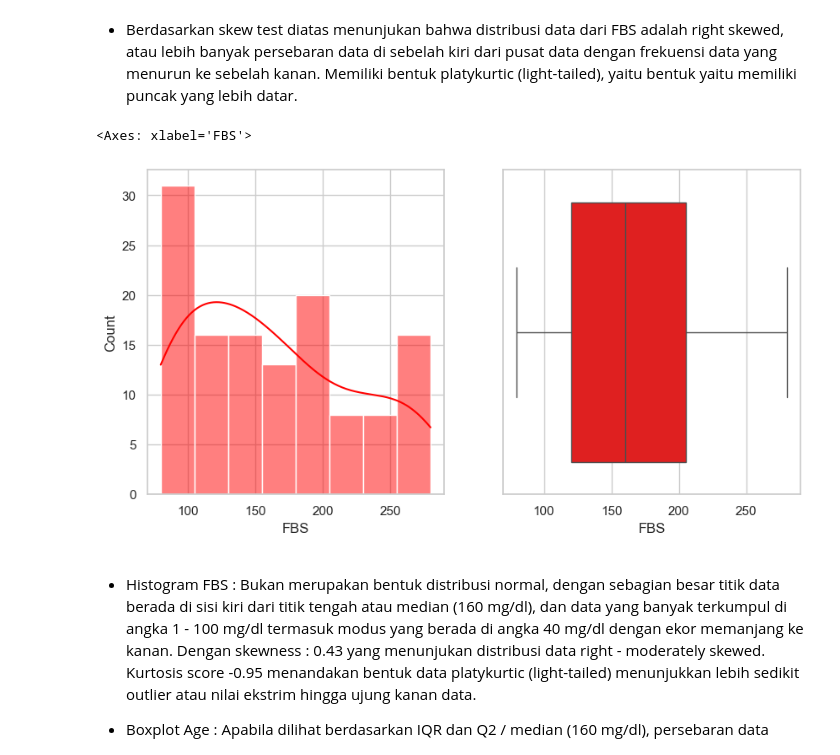
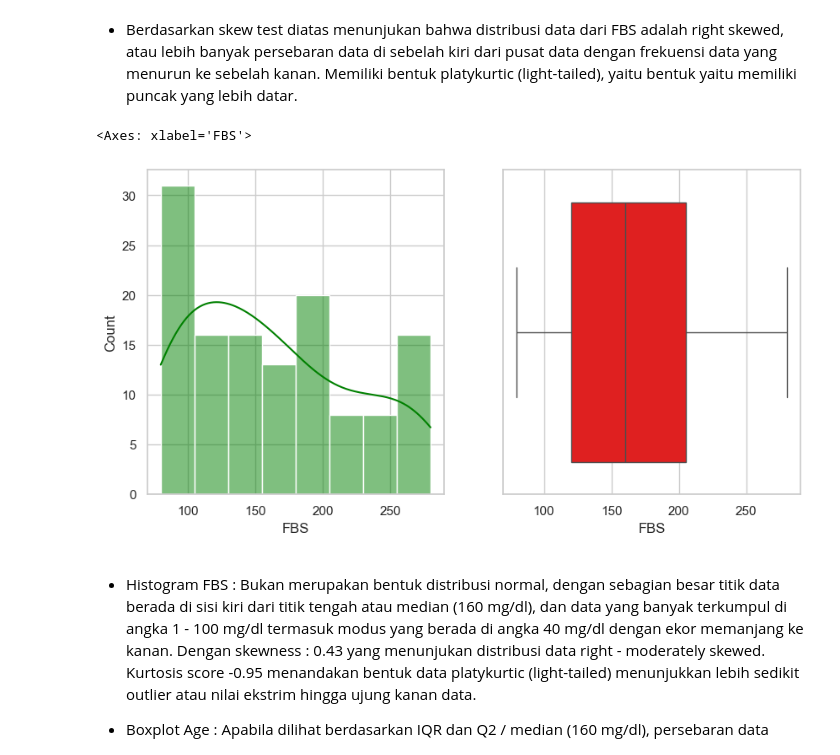
Before and after one commit to CODA-Assignment-Bay/p1-coda001-rmt-m2-mirzasjarief, a Jupyter notebook: P1M2_Mirza Sjarief.ipynb, the cells around one changed output. Cells and saved outputs as stored; diff of their text form; code cells hidden in the pictures.

```diff
--- a/P1M2_Mirza Sjarief.ipynb
+++ b/P1M2_Mirza Sjarief.ipynb
@@ -650,11 +723,11 @@ FBS is platykurtic (light-tailed).
 # %%
 fig, axes = plt.subplots(ncols=2,figsize=(10, 5))
 
-sns.histplot(x=df['FBS'],kde=True,ax=axes[0],color='red')
+sns.histplot(x=df['FBS'],kde=True,ax=axes[0],color='green')
 sns.boxplot(x=df['FBS'],ax=axes[1],color='red')
 # %% [output]
 <Axes: xlabel='FBS'>
-[figure, old version]
+[figure, new version]
 # %% [markdown]
 
 - Histogram FBS : Bukan merupakan bentuk distribusi normal, dengan sebagian besar titik data berada di sisi kiri dari titik tengah atau median (160 mg/dl), dan data yang banyak terkumpul di angka 1 - 100 mg/dl termasuk modus yang berada di angka 40 mg/dl dengan ekor memanjang ke kanan. Dengan skewness : 0.43 yang menunjukan distribusi data right - moderately skewed. Kurtosis score -0.95 menandakan bentuk data platykurtic (light-tailed) menunjukkan lebih sedikit outlier atau nilai ekstrim hingga ujung kanan data.
```
Also changed, not shown: parts of 26 cells of this notebook.
